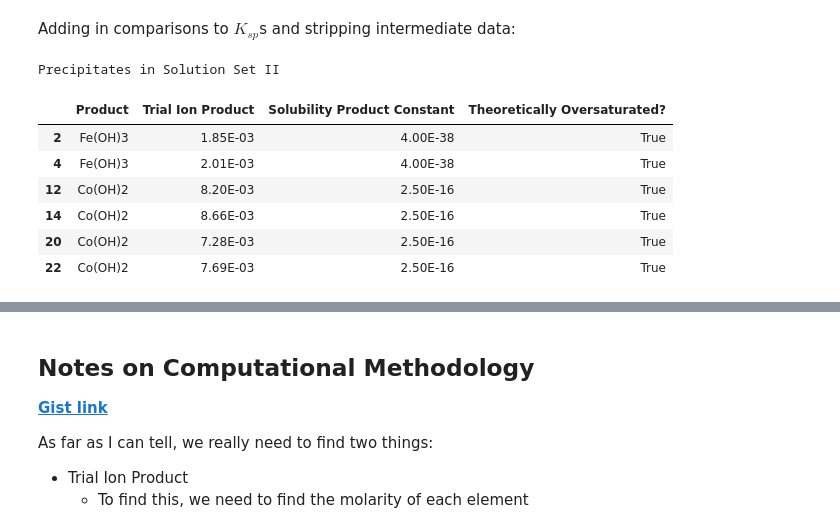
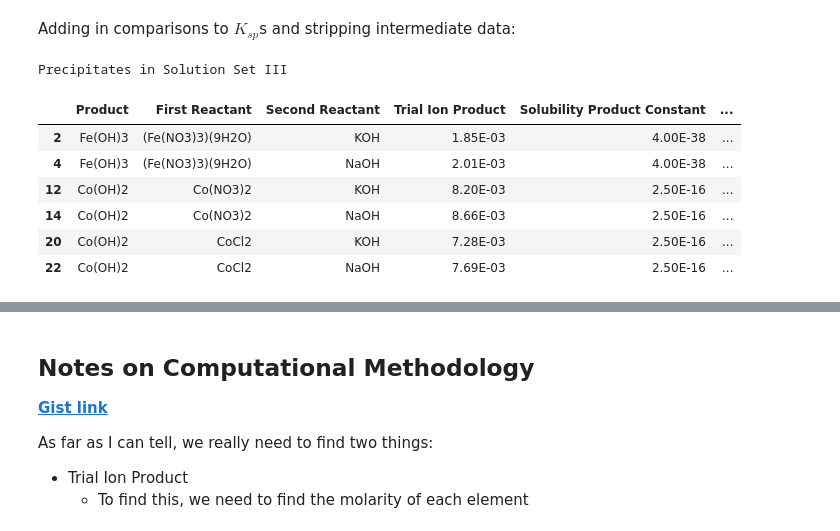
Before and after one commit to ThatNerdSquared/datasci-studio, a Jupyter notebook: lab-10d/lab-10d.ipynb, the cells around one changed output, grey strips where cells are left out. Cells and saved outputs as stored; diff of their text form; code cells hidden in the pictures.

```diff
--- a/lab-10d/lab-10d.ipynb
+++ b/lab-10d/lab-10d.ipynb
@@ -504,14 +500,14 @@ ss3_reactant_ions
 Adding in comparisons to $K_{sp}$s and stripping intermediate data:
 # %%
 ss3_reactant_ions = add_ksp_comparison_to_df(ss3_reactant_ions)
-ss3_reactant_ions.drop(columns=['First Reactant Ion', 'Second Reactant Ion', 'First Reactant', 'Second Reactant', 'Amount of First Ion', 'Amount of Second Ion'], inplace=True)
-print_styled_df(ss3_reactant_ions, 'Precipitates in Solution Set II')
+ss3_reactant_ions.drop(columns=['First Reactant Ion', 'Second Reactant Ion', 'Amount of First Ion', 'Amount of Second Ion'], inplace=True)
+print_styled_df(ss3_reactant_ions, 'Precipitates in Solution Set III')
 # %% [output]
-Precipitates in Solution Set II
+Precipitates in Solution Set III
-|  | Product | Trial Ion Product | Solubility Product Constant | Theoretically Oversaturated? |
-| 2 | Fe(OH)3 | 1.85E-03 | 4.00E-38 | True |
-| 4 | Fe(OH)3 | 2.01E-03 | 4.00E-38 | True |
-| 12 | Co(OH)2 | 8.20E-03 | 2.50E-16 | True |
-| 14 | Co(OH)2 | 8.66E-03 | 2.50E-16 | True |
-| 20 | Co(OH)2 | 7.28E-03 | 2.50E-16 | True |
-| 22 | Co(OH)2 | 7.69E-03 | 2.50E-16 | True |
+|  | Product | First Reactant | Second Reactant | Trial Ion Product | Solubility Product Constant | ... |
+| 2 | Fe(OH)3 | (Fe(NO3)3)(9H2O) | KOH | 1.85E-03 | 4.00E-38 | ... |
+| 4 | Fe(OH)3 | (Fe(NO3)3)(9H2O) | NaOH | 2.01E-03 | 4.00E-38 | ... |
+| 12 | Co(OH)2 | Co(NO3)2 | KOH | 8.20E-03 | 2.50E-16 | ... |
+| 14 | Co(OH)2 | Co(NO3)2 | NaOH | 8.66E-03 | 2.50E-16 | ... |
+| 20 | Co(OH)2 | CoCl2 | KOH | 7.28E-03 | 2.50E-16 | ... |
+| 22 | Co(OH)2 | CoCl2 | NaOH | 7.69E-03 | 2.50E-16 | ... |
```
Also changed, not shown: parts of 15 cells of this notebook, 1 other file.
